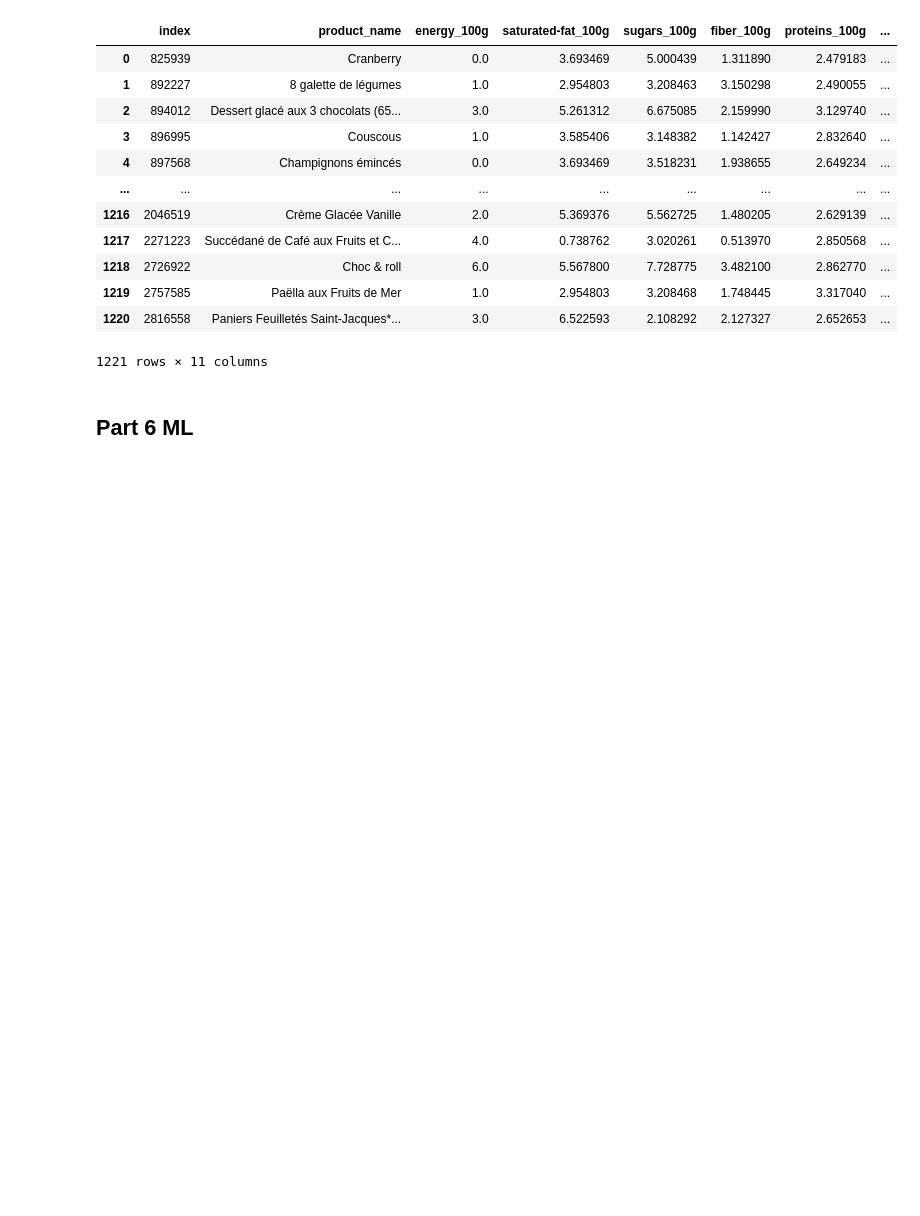
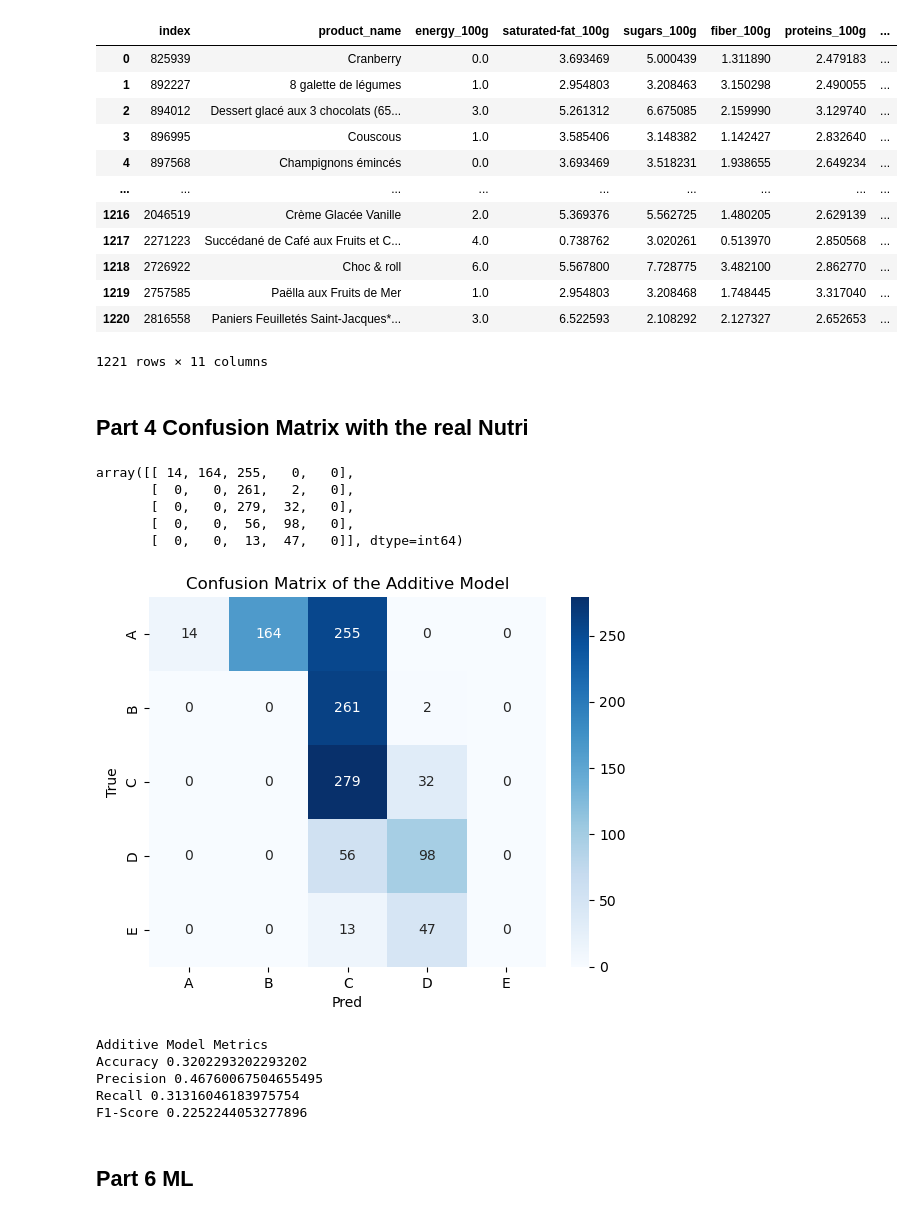
Before and after one commit to SYusupov/DecisionModelling_CS, a Jupyter notebook: project/Part 4 and Part 6.ipynb, the cells around one changed output. Cells and saved outputs as stored; diff of their text form; code cells hidden in the pictures; blank space fills up the shorter version.

```diff
--- a/project/Part 4 and Part 6.ipynb
+++ b/project/Part 4 and Part 6.ipynb
@@ -505,6 +505,49 @@ pd.concat([data["index"],data["product_name"],new_points_df],axis= 1)
 1221 rows × 11 columns
 # %%
 pd.concat([data["index"],data["product_name"],new_points_df],axis= 1).to_excel("new_score_file_part4/new_score_part4.xlsx",index=False)
+# %% [markdown]
+## Part 4 Confusion Matrix with the real Nutri
+# %%
+data2 = pd.read_csv("ourData.csv")
+data2 = data2["nutriscore_grade"]
+
+new_score2 = pd.read_excel("new_score_file_part4/new_score_part4.xlsx")
+new_score2 = new_score2["new_category"]
+
+cf_mat = confusion_matrix(data2,new_score2)
+cf_mat
+# %% [output]
+array([[ 14, 164, 255,   0,   0],
+       [  0,   0, 261,   2,   0],
+       [  0,   0, 279,  32,   0],
+       [  0,   0,  56,  98,   0],
+       [  0,   0,  13,  47,   0]], dtype=int64)
+# %%
+mat_cols = ["A","B","C","D","E"]
+fig,ax = plt.subplots(1,1)
+sns.heatmap(pd.DataFrame(cf_mat,columns=mat_cols),ax=ax,annot=True,fmt="d",cmap='Blues')
+
+ax.xaxis.set_ticklabels(mat_cols)
+ax.yaxis.set_ticklabels(mat_cols)
+ax.set_xlabel("Pred")
+ax.set_ylabel("True")
+ax.set_title("Confusion Matrix of the Additive Model")
+
+fig.savefig("images/Confusion_matrix_Additive_model.jpg",dpi = 300)
+# %% [output]
+[figure, added]
+# %%
+print("Additive Model Metrics")
+print("Accuracy", accuracy_score(data2,new_score2))
+print("Precision", precision_score(data2,new_score2,average="macro",zero_division=np.nan))
+print("Recall", recall_score(data2,new_score2,average="macro"))
+print("F1-Score", f1_score(data2,new_score2,average="macro"))
+# %% [output]
+Additive Model Metrics
+Accuracy 0.3202293202293202
+Precision 0.46760067504655495
+Recall 0.31316046183975754
+F1-Score 0.2252244053277896
 # %% [markdown]
 ## Part 6 ML
 # %%
```
Also changed, not shown: 1 other file.
